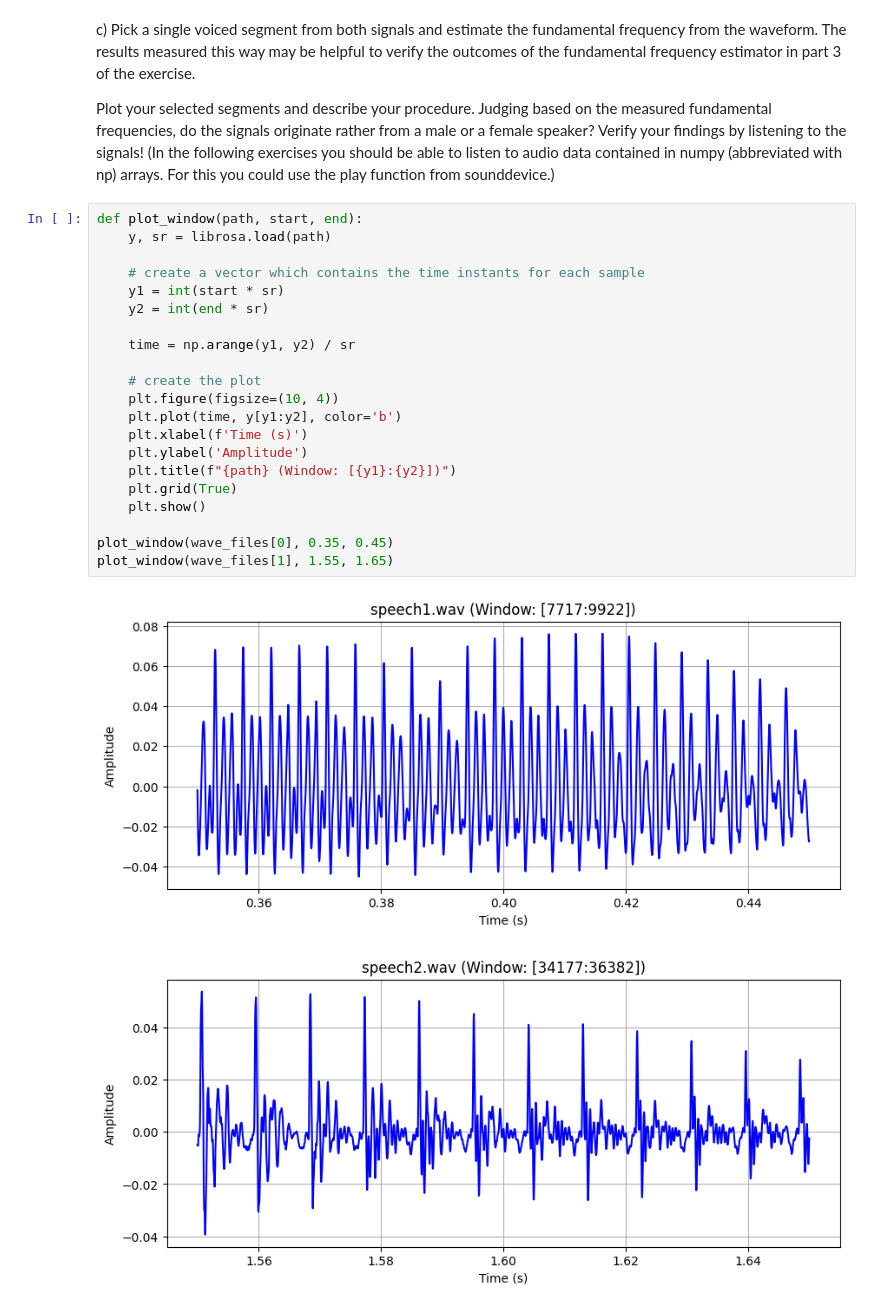
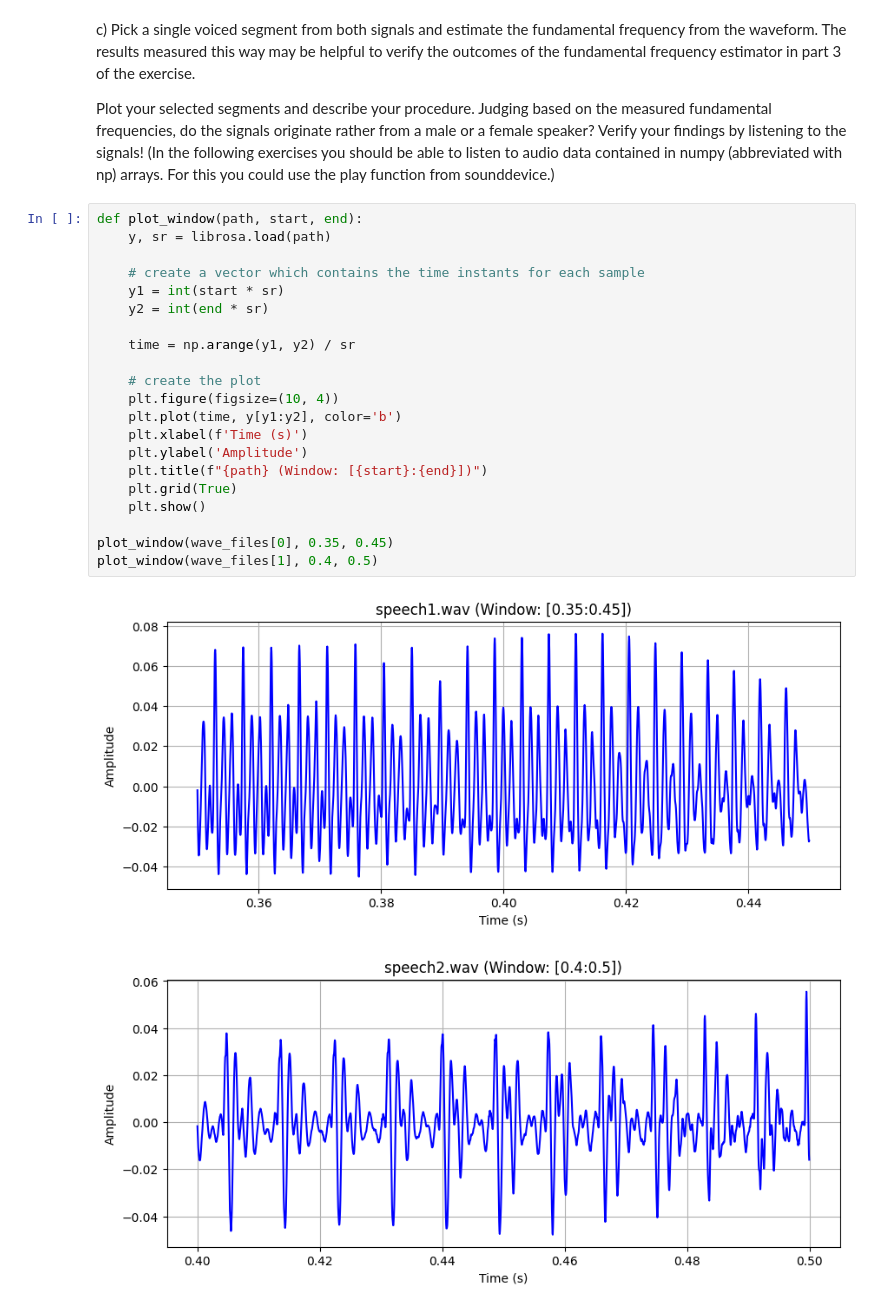
Before and after one commit to leorehm/ssv, a Jupyter notebook: Exercise1/exercise1.ipynb, the cells around one changed output. Cells and saved outputs as stored; diff of their text form.

```diff
--- a/Exercise1/exercise1.ipynb
+++ b/Exercise1/exercise1.ipynb
@@ -69,25 +69,25 @@ in numpy (abbreviated with np) arrays. For this you could use the play function
 # %%
 def plot_window(path, start, end):
     y, sr = librosa.load(path)
 
     # create a vector which contains the time instants for each sample
     y1 = int(start * sr)
     y2 = int(end * sr)
 
     time = np.arange(y1, y2) / sr
 
     # create the plot
     plt.figure(figsize=(10, 4))
     plt.plot(time, y[y1:y2], color='b')
     plt.xlabel(f'Time (s)')
     plt.ylabel('Amplitude')
-    plt.title(f"{path} (Window: [{y1}:{y2}])")
+    plt.title(f"{path} (Window: [{start}:{end}])")
     plt.grid(True)
     plt.show()
 
 plot_window(wave_files[0], 0.35, 0.45)
-plot_window(wave_files[1], 1.55, 1.65)
+plot_window(wave_files[1], 0.4, 0.5)
 # %% [output]
-[figure, old version]
+[figure, new version]
-[figure, old version]
+[figure, new version]
 # %%
```
Also changed, not shown: parts of 4 cells of this notebook.
